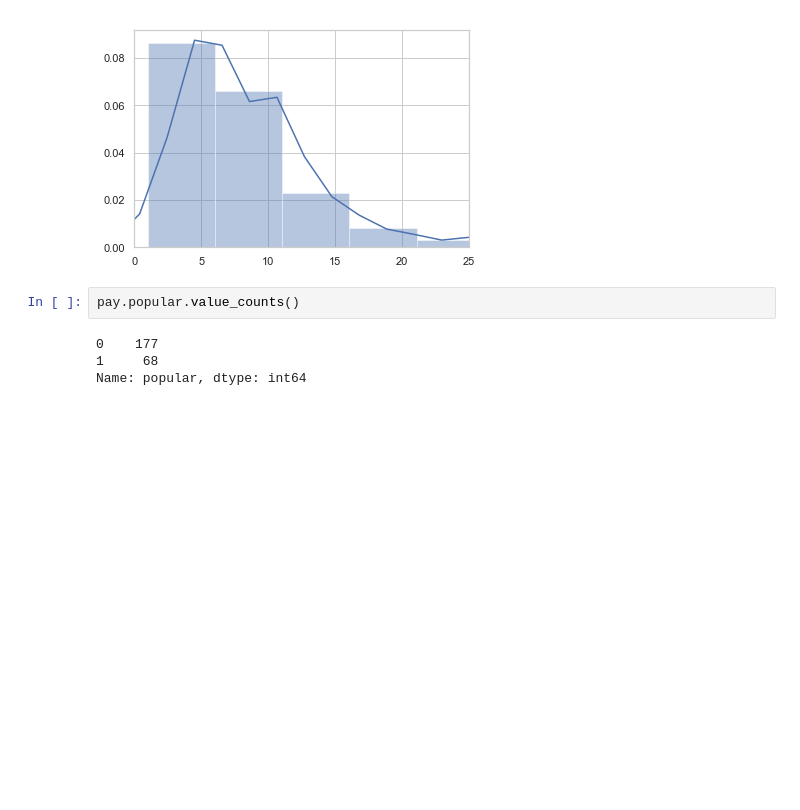
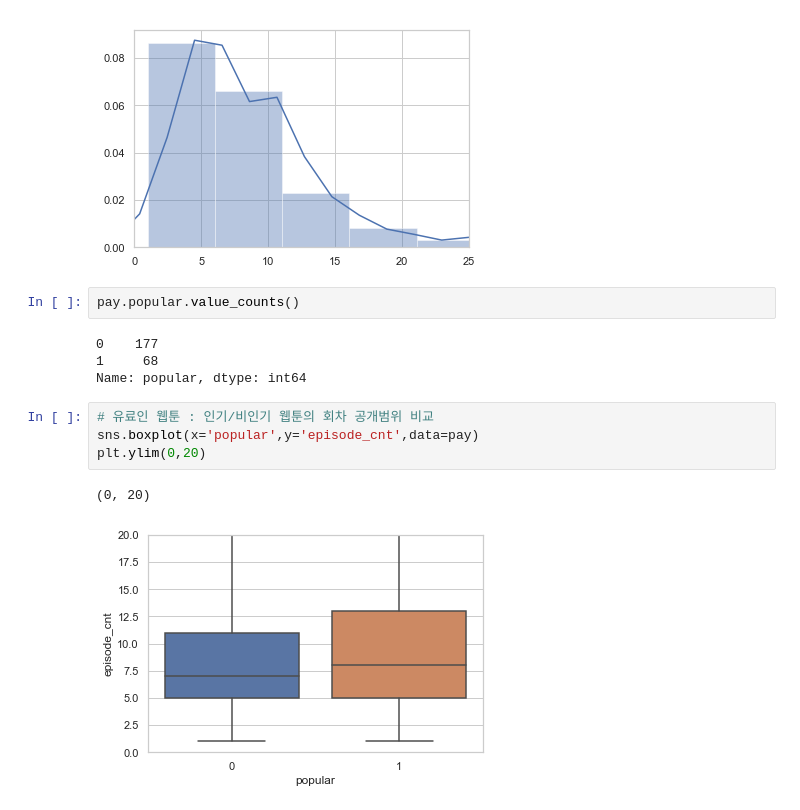
Before and after one commit to brightscannon/Webtoon_recommand_system, a Jupyter notebook: 1_Naver_EDA.ipynb, the cells around one changed output. Cells and saved outputs as stored; diff of their text form; blank space fills up the shorter version.

```diff
--- a/1_Naver_EDA.ipynb
+++ b/1_Naver_EDA.ipynb
@@ -567,3 +567,10 @@ pay.popular.value_counts()
 0    177
 1     68
 Name: popular, dtype: int64
+# %%
+# 유료인 웹툰 : 인기/비인기 웹툰의 회차 공개범위 비교
+sns.boxplot(x='popular',y='episode_cnt',data=pay)
+plt.ylim(0,20)
+# %% [output]
+(0, 20)
+[figure, added]
```
